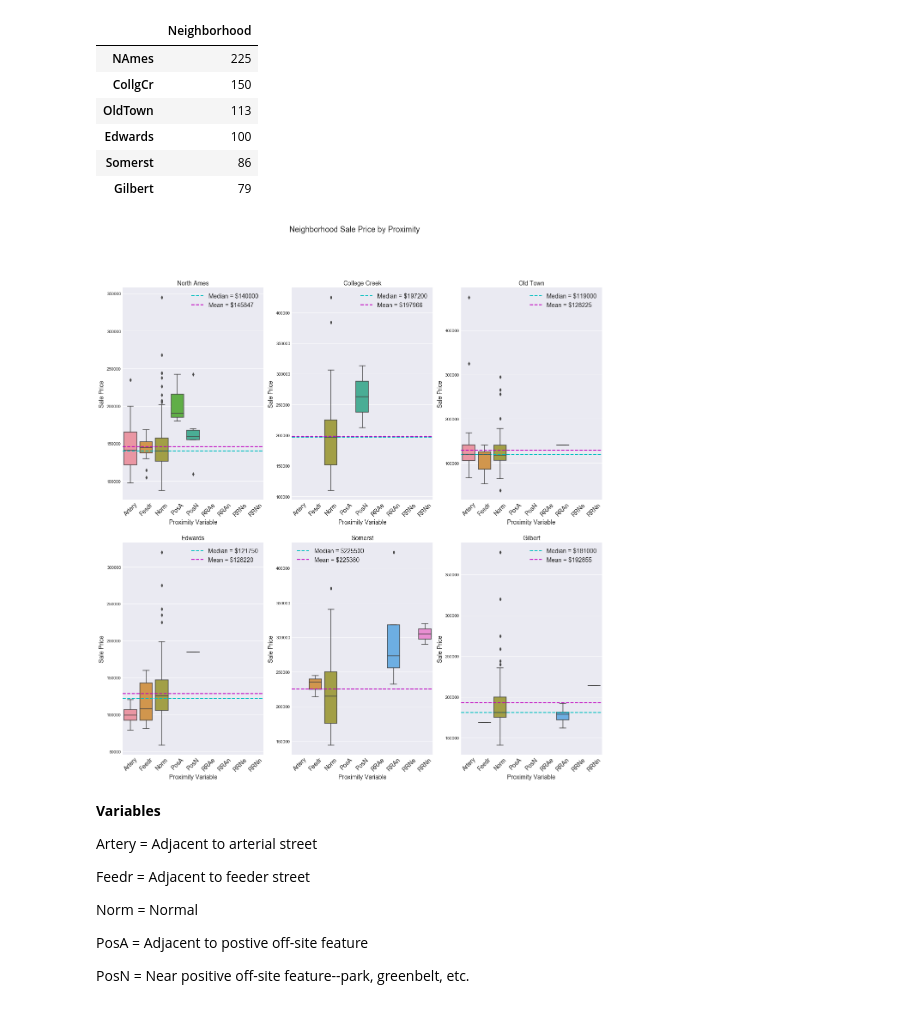
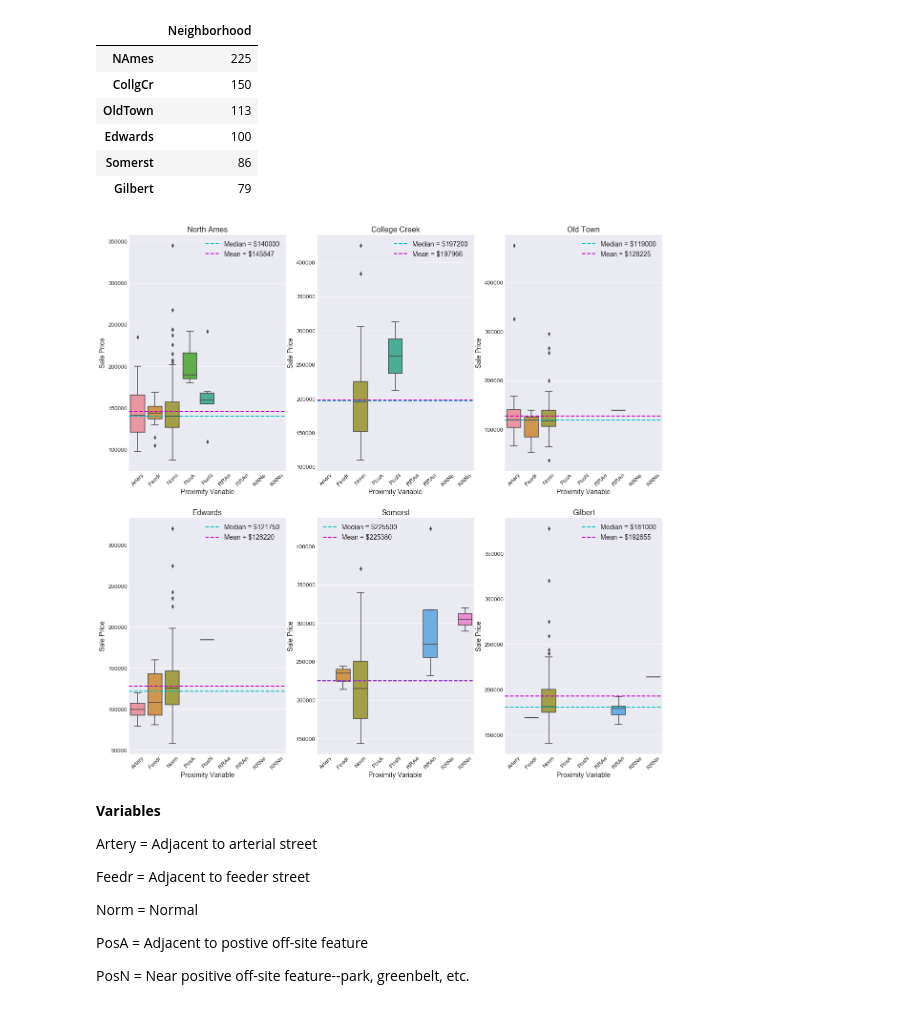
Before and after one commit to brianmcguckin/thinkful_unit_01_capstone, a Jupyter notebook: unit_01_capstone.ipynb, the cells around one changed output. Cells and saved outputs as stored; diff of their text form; code cells hidden in the pictures.

```diff
--- a/unit_01_capstone.ipynb
+++ b/unit_01_capstone.ipynb
@@ -332,7 +367,6 @@ Somerst = train.loc[lambda df: train['Neighborhood']=='Somerst']
 Gilbert = train.loc[lambda df: train['Neighborhood']=='Gilbert']
 
 plt.figure(figsize=(20,20))
-plt.suptitle('Neighborhood Sale Price by Proximity', size=18)
 order = sorted(train.Condition1.unique())
 
 plt.subplot(2,3,1)
@@ -343,10 +377,11 @@ plt.axhline(NAmes.SalePrice.median(), color='c', linestyle='dashed',
 plt.axhline(NAmes.SalePrice.mean(), color='m', linestyle='dashed',
             linewidth=2,
             label='Mean = ${}'.format(round(NAmes.SalePrice.mean())))
-plt.xticks(size=14, rotation=45)
+plt.xticks(size=12, rotation=45)
+plt.yticks(size=12)
 plt.xlabel('Proximity Variable', size=14)
 plt.ylabel('Sale Price', size=14)
-plt.title('North Ames', size=14)
+plt.title('North Ames', size=16)
 plt.legend(prop={'size':14})
 
 plt.subplot(2,3,2)
@@ -355,10 +390,11 @@ plt.axhline(CollgCr.SalePrice.median(), color='c', linestyle='dashed',
             linewidth=2, label='Median = ${}'.format(round(CollgCr.SalePrice.median())))
 plt.axhline(CollgCr.SalePrice.mean(), color='m', linestyle='dashed',
             linewidth=2, label='Mean = ${}'.format(round(CollgCr.SalePrice.mean())))
-plt.xticks(size=14, rotation=45)
+plt.xticks(size=12, rotation=45)
+plt.yticks(size=12)
 plt.xlabel('Proximity Variable', size = 14)
 plt.ylabel('Sale Price', size = 14)
-plt.title('College Creek', size = 14)
+plt.title('College Creek', size = 16)
 plt.legend(prop={'size':14})
 
 plt.subplot(2,3,3)
@@ -367,10 +403,11 @@ plt.axhline(OldTown.SalePrice.median(), color='c', linestyle='dashed',
             linewidth=2, label='Median = ${}'.format(round(OldTown.SalePrice.median())))
 plt.axhline(OldTown.SalePrice.mean(), color='m', linestyle='dashed',
             linewidth=2, label='Mean = ${}'.format(round(OldTown.SalePrice.mean())))
-plt.xticks(size=14, rotation=45)
+plt.xticks(size=12, rotation=45)
+plt.yticks(size=12)
 plt.xlabel('Proximity Variable', size=14)
 plt.ylabel('Sale Price', size=14)
-plt.title('Old Town', size=14)
+plt.title('Old Town', size=16)
 plt.legend(prop={'size':14})
 
 plt.subplot(2,3,4)
@@ -378,40 +415,43 @@ sns.boxplot(x='Condition1', y='SalePrice', data=Edwards, order=order)
 plt.axhline(Edwards.SalePrice.median(), color='c', linestyle='dashed',
             linewidth=2, label='Median = ${}'.format(round(Edwards.SalePrice.median())))
 plt.axhline(Edwards.SalePrice.mean(), color='m', linestyle='dashed',
             linewidth=2, label='Mean = ${}'.format(round(Edwards.SalePrice.mean())))
-plt.xticks(size=14, rotation=45)
+plt.xticks(size=12, rotation=45)
+plt.yticks(size=12)
 plt.xlabel('Proximity Variable', size=14)
 plt.ylabel('Sale Price', size=14)
-plt.title('Edwards', size=14)
+plt.title('Edwards', size=16)
 plt.legend(prop={'size':14})
 
 plt.subplot(2,3,5)
 sns.boxplot(x='Condition1', y='SalePrice', data=Somerst, order=order)
 plt.axhline(Somerst.SalePrice.median(), color='c', linestyle='dashed',
             linewidth=2, label='Median = ${}'.format(round(Somerst.SalePrice.median())))
 plt.axhline(Somerst.SalePrice.mean(), color='m', linestyle='dashed',
             linewidth=2, label='Mean = ${}'.format(round(Somerst.SalePrice.mean())))
-plt.xticks(size=14, rotation=45)
+plt.xticks(size=12, rotation=45)
+plt.yticks(size=12)
 plt.xlabel('Proximity Variable', size=14)
 plt.ylabel('Sale Price', size=14)
-plt.title('Somerst', size=14)
+plt.title('Somerst', size=16)
 plt.legend(prop={'size':14})
 
 plt.subplot(2,3,6)
 sns.boxplot(x='Condition1', y='SalePrice', data=Gilbert, order=order)
 plt.axhline(Gilbert.SalePrice.median(), color='c', linestyle='dashed',
             linewidth=2, label='Median = ${}'.format(round(Gilbert.SalePrice.median())))
 plt.axhline(Gilbert.SalePrice.mean(), color='m', linestyle='dashed',
             linewidth=2, label='Mean = ${}'.format(round(Gilbert.SalePrice.mean())))
-plt.xticks(size=14, rotation=45)
+plt.xticks(size=12, rotation=45)
+plt.yticks(size=12)
 plt.xlabel('Proximity Variable', size=14)
 plt.ylabel('Sale Price', size=14)
-plt.title('Gilbert', size=14)
+plt.title('Gilbert', size=16)
 plt.legend(prop={'size':14})
 
 plt.show()
 # %% [output]
-[figure, old version]
+[figure, new version]
 # %% [markdown]
 __Variables__
 
```
Also changed, not shown: parts of 10 cells of this notebook.
